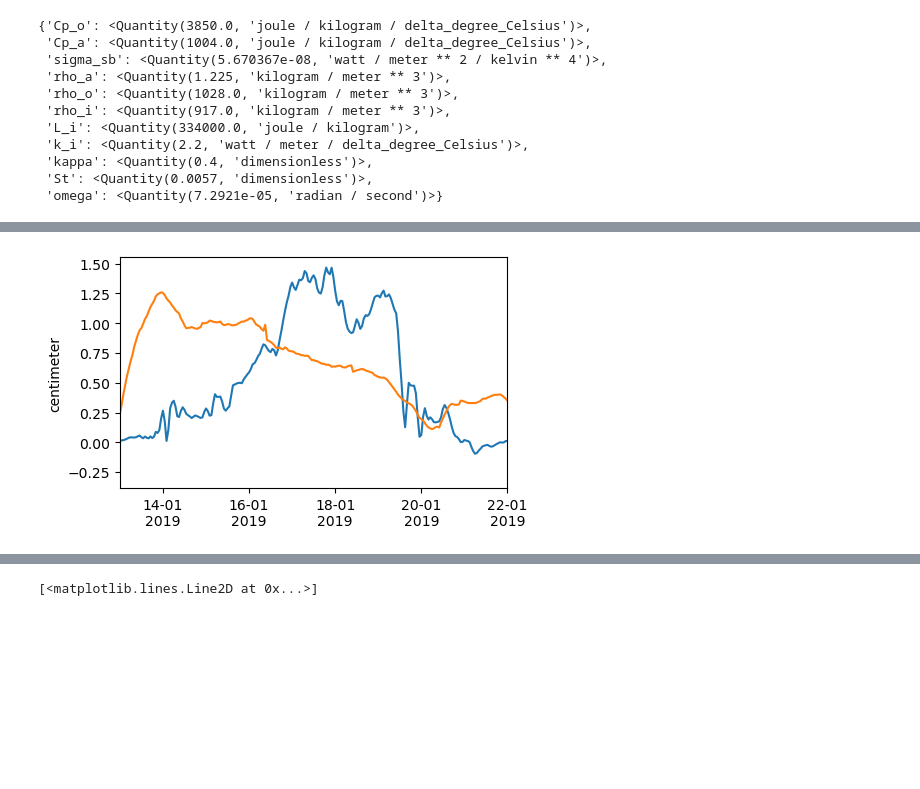
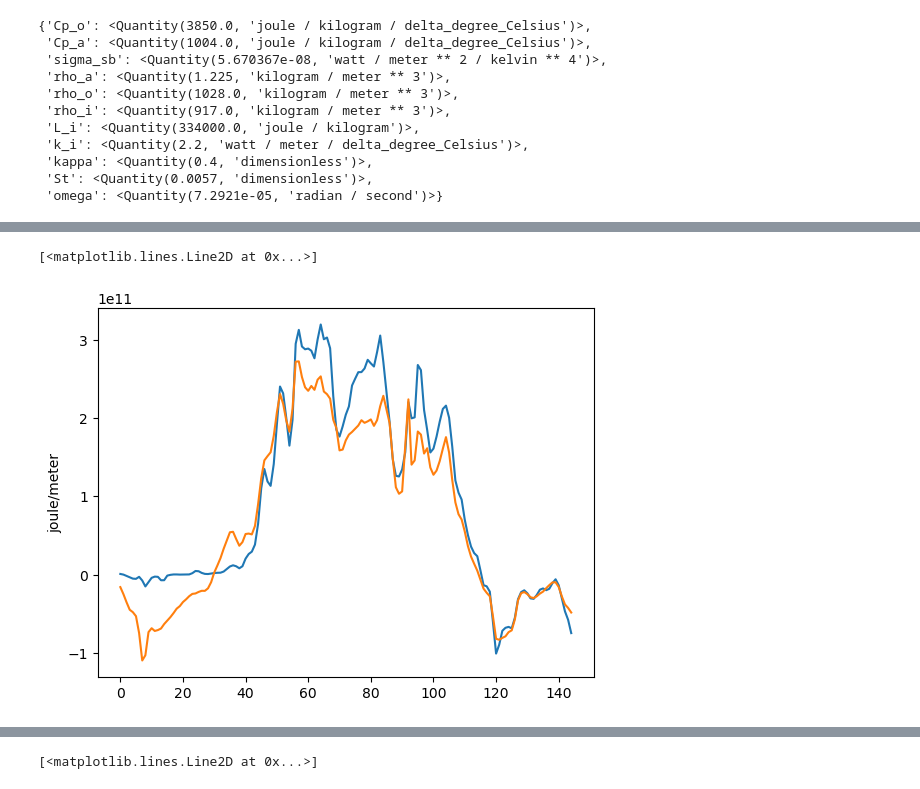
Before and after one commit to mackenziejewell/SBSpolynya, a Jupyter notebook: notebooks/PeaseGrowthModel.ipynb, the cells around one changed output, grey strips where cells are left out. Drawn from its saved outputs; the diff is of its cells as text; code cells hidden in the pictures; blank space fills up the shorter version.

```diff
--- a/notebooks/PeaseGrowthModel.ipynb
+++ b/notebooks/PeaseGrowthModel.ipynb
@@ -179,0 +226,21 @@ with xr.open_dataset(f'../data/polynya_size/daily_polynya_{time_range.stop.year}
+# %%
+ds = xr.open_dataset(f'/Volumes/Seagate_Jewell/KenzieStuff/mooring_data/MARES_moorings/M1/regridded/M1_OHT_{open_years}_v0.nc')
+ds.close()
+
+ds = ds.sel(time=time_range)
+
+mean_dt = ds.dT.mean('z')
+mean_sig = ds.sig0.mean('z')
+DT = ds.dT * units('delta_degC')
+SIG = ds.sig0 * units('kg/m3')
+U = vectors.comp_along_theta(ds.u, ds.v, 145*units('degree'))* units('m/s')
+
+ht_perm3 = cst['Cp_o']*DT*SIG*U
+hc_perm3 = cst['Cp_o']*DT*SIG
+dz = ds.z.diff('z').values[0] * units('m')
+
+IHT = 0.5*np.sum(ht_perm3[:-1, :].values + ht_perm3[1:, :].values, axis=0) *units('joule/m2/s') * dz
+IHC = 0.5*np.sum(hc_perm3[:-1, :].values + hc_perm3[1:, :].values, axis=0) *units('joule/m3') * dz
+
+hc_event = hc_perm3.sel(time=time_range)
+IHC_event = 0.5*np.sum(hc_event[:-1, :].values + hc_event[1:, :].values, axis=0) *units('joule/m3') * dz
@@ -199,20 +318 @@ df_ese10 = df2.ese10[during_event].values
 # manually modify this for now since I set too strict of threshold
-# %%
-ds = xr.open_dataset('/Volumes/Seagate_Jewell/KenzieStuff/mooring_data/MARES_moorings/M1/regridded/M1_OHT_2018_2019_v0.nc')
-ds.close()
-
-mean_dt = ds.dT.mean('z')
-mean_sig = ds.sig0.mean('z')
-DT = ds.dT * units('delta_degC')
-SIG = ds.sig0 * units('kg/m3')
-U = vectors.comp_along_theta(ds.u, ds.v, 145*units('degree'))* units('m/s')
-
-ht_perm3 = cst['Cp_o']*DT*SIG*U
-hc_perm3 = cst['Cp_o']*DT*SIG
-dz = ds.z.diff('z').values[0] * units('m')
-
-IHT = 0.5*np.sum(ht_perm3[:-1, :].values + ht_perm3[1:, :].values, axis=0) *units('joule/m2/s') * dz
-IHC = 0.5*np.sum(hc_perm3[:-1, :].values + hc_perm3[1:, :].values, axis=0) *units('joule/m3') * dz
-
-hc_event = hc_perm3.sel(time=time_range)
-IHC_event = 0.5*np.sum(hc_event[:-1, :].values + hc_event[1:, :].values, axis=0) *units('joule/m3') * dz
@@ -247,20 +506,9 @@ sfc_ht2 = cst['Cp_o']*dt_sfc*sig_sfc*sfc_flow*sfc_dz
 
 delivered_heat_content = (sfc_ht2 ) * units('hour').to('s')
 # * (40*units('km').to('m'))
-# %%
-fig, ax = plt.subplots(figsize=(5,3))
-
-
-# A = 30*100 *units('km')*units('km')
-
-A = 30 * 60 *units('km')*units('km')
-
-plt.plot(ds.time, (delivered_heat_content / (cst['L_i']*cst['rho_i']*A)).to('cm'))
-plt.plot(dso.time, Fi*units('hour'))
-
-ax.set_xlim(datetime(2019,1,13), datetime(2019,1,22))
-ax.xaxis.set_major_locator(mdates.DayLocator(interval=2))
-date_fmt = mdates.DateFormatter('%d-%m\n%Y')
-ax.xaxis.set_major_formatter(date_fmt)
-# %% [output]
-[figure, removed]
+# %%
+plt.plot(delivered_heat_content*4)
+plt.plot(IHT * units('hour').to('s'))
+# %% [output]
+[<matplotlib.lines.Line2D at 0x...>]
+[figure, added]
```
Also changed, not shown: parts of 32 cells of this notebook, 5 other files.
